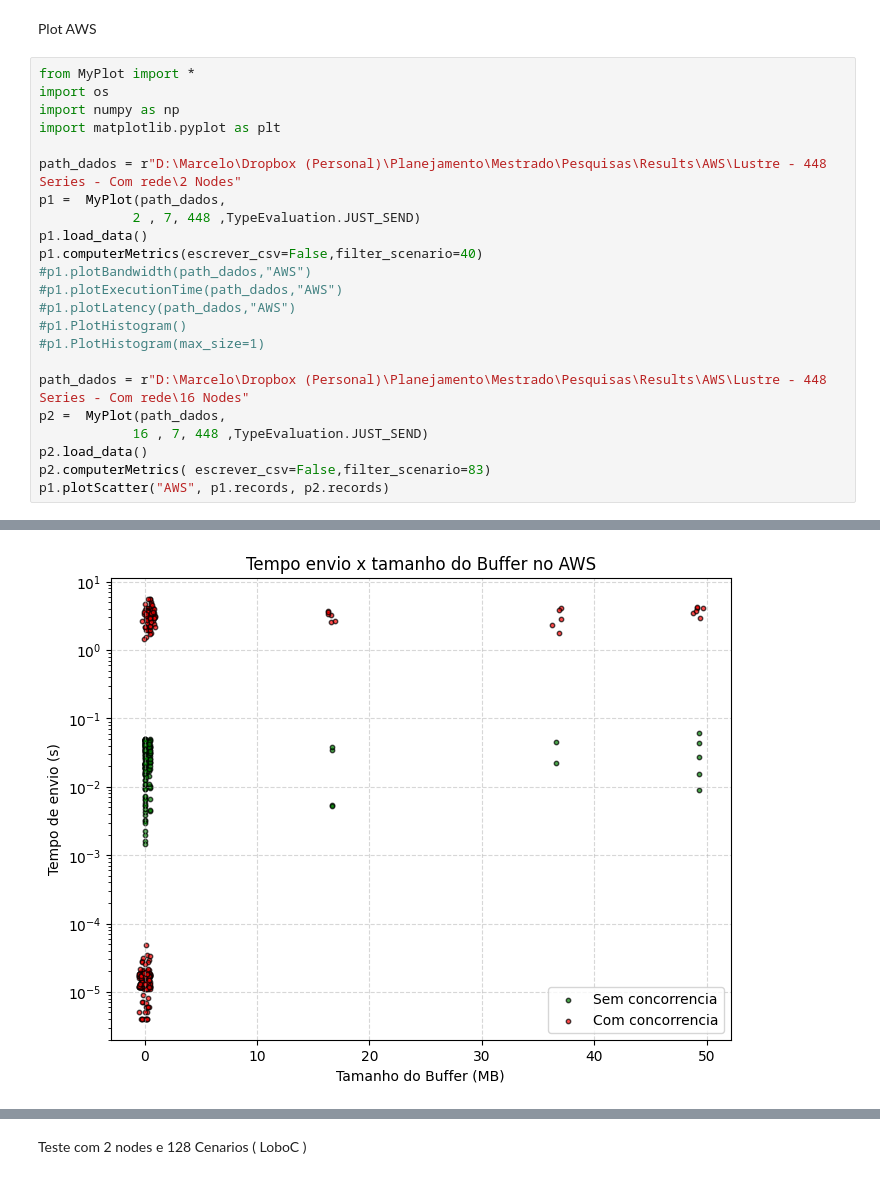
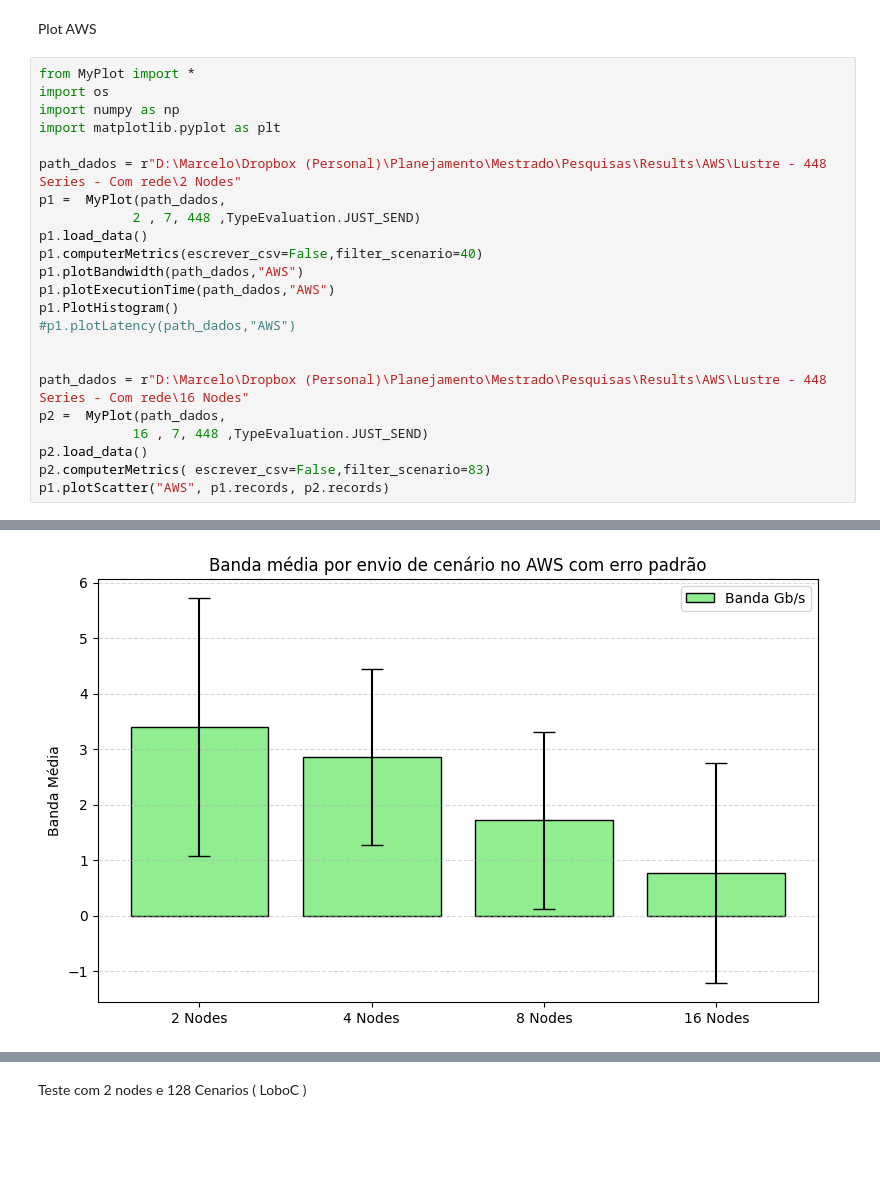
Before and after one commit to mbrcruz/PlotMPI, a Jupyter notebook: PlotResults/PlotResults.ipynb, the cells around one changed output, grey strips where cells are left out. Cells and saved outputs as stored; diff of their text form; blank space fills up the shorter version.

```diff
--- a/PlotResults/PlotResults.ipynb
+++ b/PlotResults/PlotResults.ipynb
@@ -68,11 +68,11 @@ p1 =  MyPlot(path_dados,
             2 , 7, 448 ,TypeEvaluation.JUST_SEND)
 p1.load_data()
 p1.computerMetrics(escrever_csv=False,filter_scenario=40)
-#p1.plotBandwidth(path_dados,"AWS")
-#p1.plotExecutionTime(path_dados,"AWS")
+p1.plotBandwidth(path_dados,"AWS")
+p1.plotExecutionTime(path_dados,"AWS")
+p1.PlotHistogram()
 #p1.plotLatency(path_dados,"AWS")
-#p1.PlotHistogram()
-#p1.PlotHistogram(max_size=1)
+
 
 path_dados = r"D:\Marcelo\Dropbox (Personal)\Planejamento\Mestrado\Pesquisas\Results\AWS\Lustre - 448 Series - Com rede\16 Nodes"
 p2 =  MyPlot(path_dados,
@@ -101 +101 @@ Computing scenario 448 ...
-[figure, old version]
+[figure, new version]
```
Also changed, not shown: parts of 6 cells of this notebook, 1 other file.
